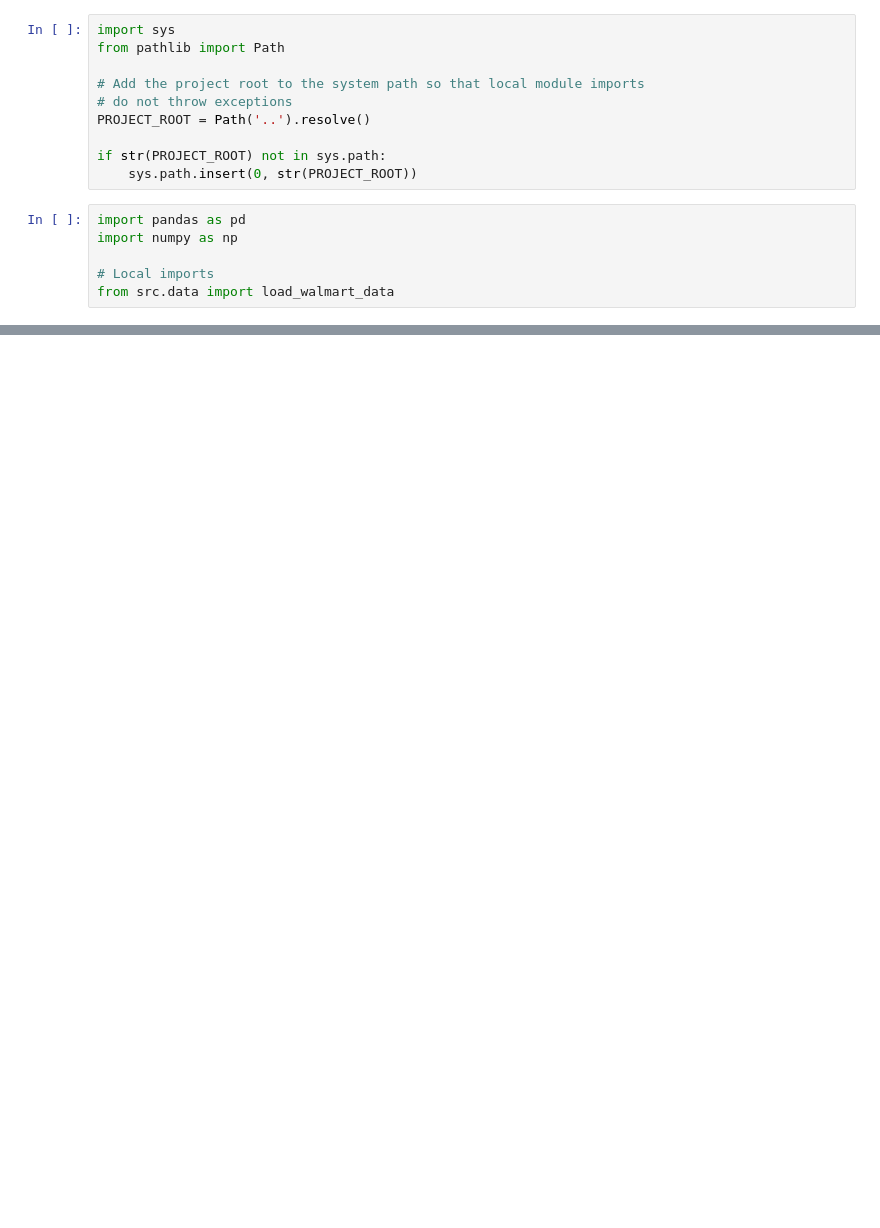
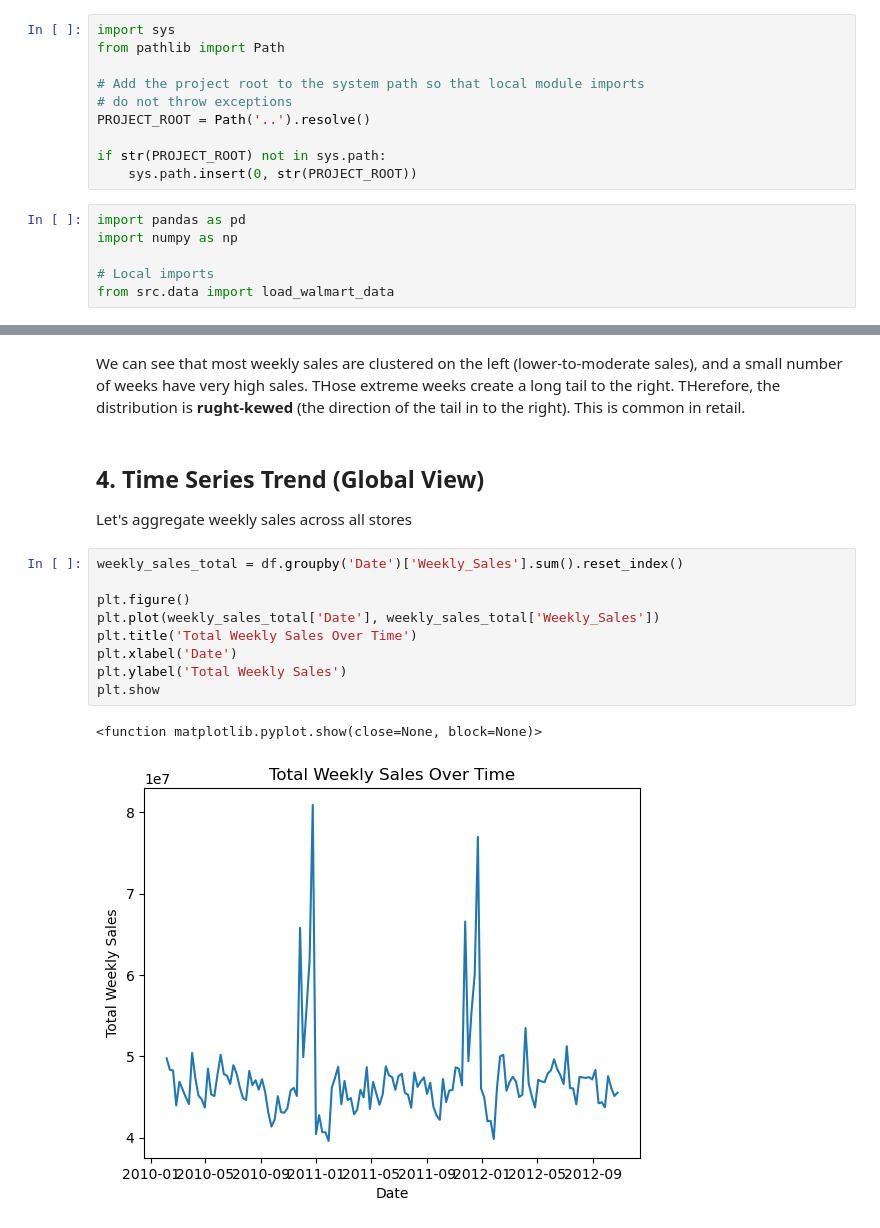
Before and after one commit to dziaoure/ai-ml, a Jupyter notebook: retail-demand-forecasting/notebooks/analysis.ipynb, the cells around one changed output, grey strips where cells are left out. Drawn from its saved outputs; the diff is of its cells as text; blank space fills up the shorter version.

```diff
--- a/retail-demand-forecasting/notebooks/analysis.ipynb
+++ b/retail-demand-forecasting/notebooks/analysis.ipynb
@@ -48,0 +144,18 @@ df.head()
+# %% [markdown]
+We can see that most weekly sales are clustered on the left (lower-to-moderate sales), and a small number of weeks have very high sales. THose extreme weeks create a long tail to the right. THerefore, the distribution is **rught-kewed** (the direction of the tail in to the right). This is common in retail.
+# %% [markdown]
+## 4. Time Series Trend (Global View)
+
+Let's aggregate weekly sales across all stores
+# %%
+weekly_sales_total = df.groupby('Date')['Weekly_Sales'].sum().reset_index()
+
+plt.figure()
+plt.plot(weekly_sales_total['Date'], weekly_sales_total['Weekly_Sales'])
+plt.title('Total Weekly Sales Over Time')
+plt.xlabel('Date')
+plt.ylabel('Total Weekly Sales')
+plt.show
+# %% [output]
+<function matplotlib.pyplot.show(close=None, block=None)>
+[figure, added]
```
Also changed, not shown: parts of 28 cells of this notebook, 1 other file.
